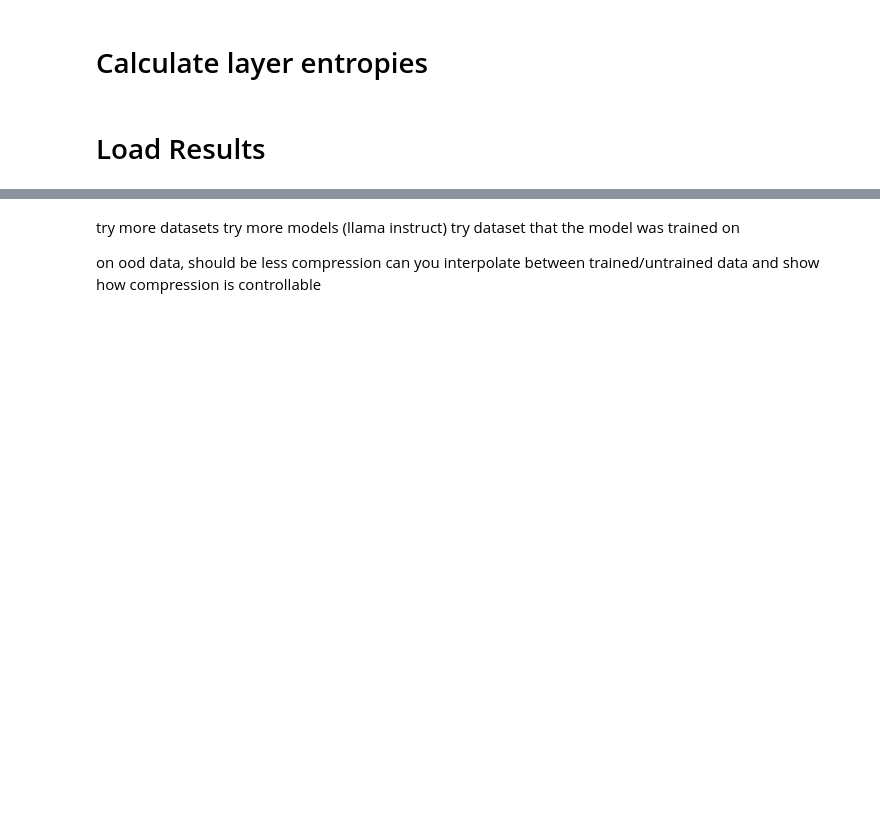
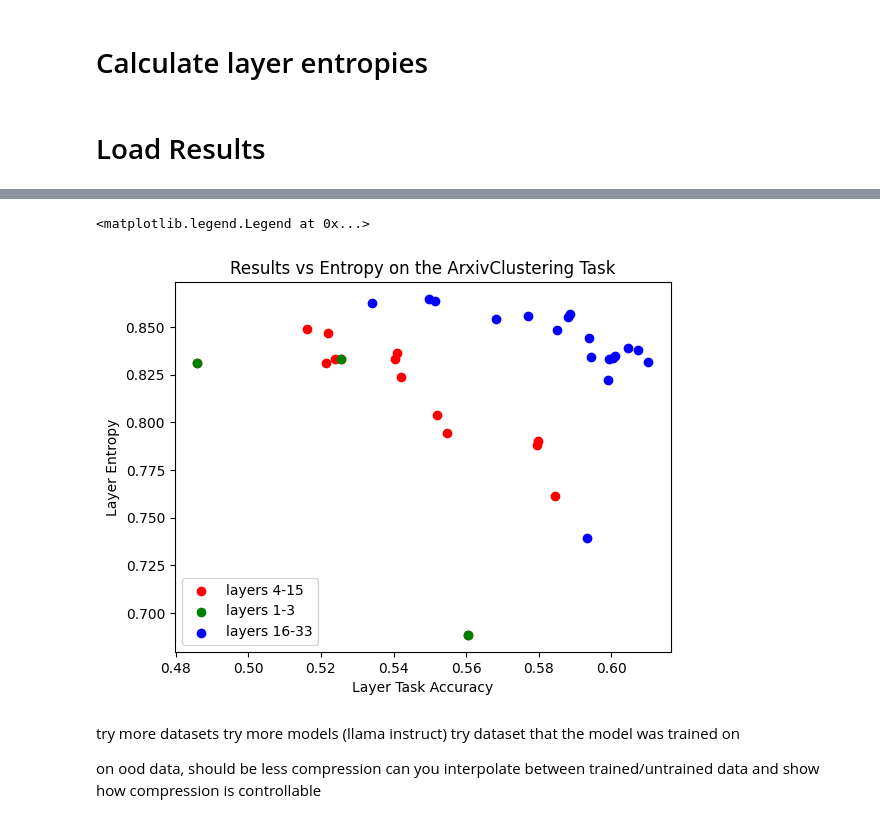
Before and after one commit to OFSkean/information_flow, a Jupyter notebook: experiments/mteb-entropy-comparison.ipynb, the cells around one changed output, grey strips where cells are left out. Drawn from its saved outputs; the diff is of its cells as text; code cells hidden in the pictures; blank space fills up the shorter version.

Commit message:
more MTEB results

```diff
--- a/experiments/mteb-entropy-comparison.ipynb
+++ b/experiments/mteb-entropy-comparison.ipynb
@@ -24,7 +22,7 @@ os.environ["TOKENIZERS_PARALLELISM"] = "false"
 # %%
-model_types = ["baseline-llama", "llm2vec-unsupervised", "llm2vec-supervised"]
+model_types = ["baseline-llama", "llm2vec-unsupervised"]
 num_layers = 33
-task_names = ["ArXivHierarchicalClusteringP2P", "Banking77Classification",  "EmotionClassification", "TwitterSemEval2015"]
+task_names = ["ArXivHierarchicalClusteringP2P", "Banking77Classification",  "EmotionClassification"]
 # %%
 import mteb
 from models.mteb_model_wrapper import baseline_llama3, llm2vec_llama3_8b_supervised, llm2vec_llama3_8b_unsupervised
@@ -168,7 +166,7 @@ from models.mteb_model_wrapper import baseline_llama3, llm2vec_llama3_8b_supervi
 
 
 tasks = mteb.get_tasks(tasks=task_names)
-REDO_RESULTS = True
+REDO_RESULTS = False
 NUM_SAMPLES=64
 
 for model_type in model_types:
@@ -292,9 +285,17 @@ entropies_per_layer.plot(ax=axes[1], title="Entropy per layer")
 # %%
-# #print(entropies_per_layer)
+#print(entropies_per_layer)
 
-# plt.scatter(results_per_layer[0:15], entropies_per_layer[0:15], color="red")
-# plt.scatter(results_per_layer[15:], entropies_per_layer[15:], color="blue")
-# plt.scatter(results_per_layer[0:3], entropies_per_layer[0:3], color="green")
+plt.title("Results vs Entropy on the ArxivClustering Task")
+plt.xlabel("Layer Task Accuracy")
+plt.ylabel("Layer Entropy")
+
+plt.scatter(results_per_layer[0:15], entropies_per_layer[0:15], color="red", label="layers 4-15")
+plt.scatter(results_per_layer[0:3], entropies_per_layer[0:3], color="green", label="layers 1-3")
+plt.scatter(results_per_layer[15:], entropies_per_layer[15:], color="blue", label="layers 16-33")
+plt.legend()
+# %% [output]
+<matplotlib.legend.Legend at 0x...>
+[figure, added]
 # %% [markdown]
 try more datasets
 try more models (llama instruct)
```
Also changed, not shown: parts of 4 cells of this notebook, 59 other files.
